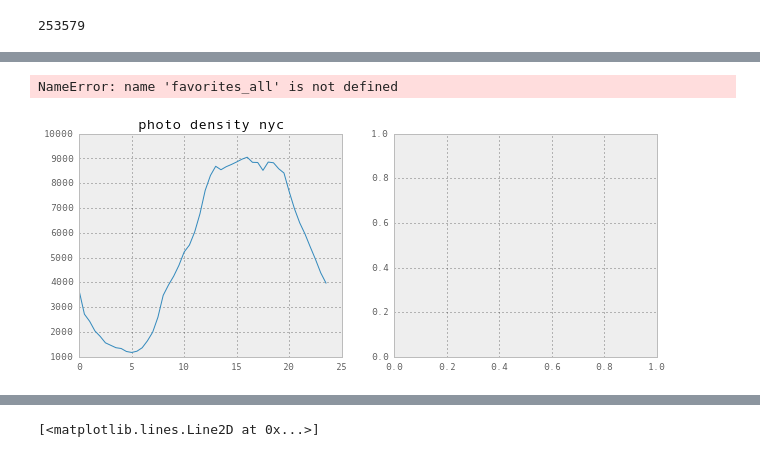
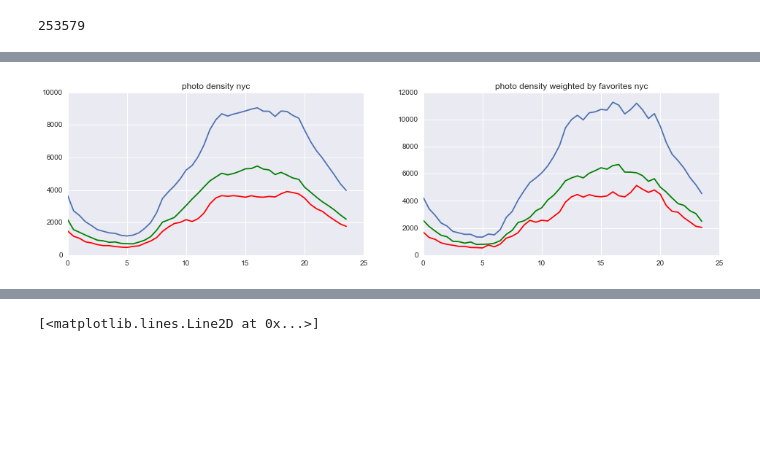
Before and after one commit to helenaxwang/AveNeue, a Jupyter notebook: analyze_flickr.py.ipynb, the cells around one changed output, grey strips where cells are left out. Saved outputs shown, nothing was run; the diff lists cells and outputs as text; code cells hidden in the pictures; blank space fills up the shorter version.

Commit message:
removed duplicates for tripomatic attraction lookup and made prettier plots

```diff
--- a/analyze_flickr.py.ipynb
+++ b/analyze_flickr.py.ipynb
@@ -178,12 +174,12 @@ photos2.index = pd.to_datetime(photos2['date_taken'])
 # %%
 # round to the nearest hour or whatever other interval
 # http://stackoverflow.com/questions/24479577/pandas-timestamp-index-rounding-to-the-nearest-5th-minute
-do_nyc_users = False
+do_nyc_users = True
 nsround = 30*60*1000000000   # 60 minutes in nanoseconds
 
 photos2.index = pd.DatetimeIndex(((photos2.index.astype(np.int64) // nsround ) * nsround))
 # do the same thing for the date_taken column
-photos2['date_taken'] = pd.DatetimeIndex(((pd.to_datetime(photos2.date_taken).astype(np.int64) // nsround + 1 ) * nsround))
+photos2['date_taken'] = pd.DatetimeIndex(((pd.to_datetime(photos2.date_taken).astype(np.int64) // nsround) * nsround))
 photos2 = photos2.drop_duplicates(['user_id','date_taken'])
 
 # divide up into nyc and non nyc users
@@ -275,20 +275,28 @@ def get_hour_mean(photo_df, loc, radius=0.005, normalize=False):
         hour_mean = hour_mean / float(photo_df.user_id[idx].count())
     return hour_mean
 
+def get_hour_weightedmean(photo_df, loc, radius=0.005):
+    idx = np.sqrt((photo_df['lat']-loc[0])**2 + (photo_df['lng']-loc[1])**2) < radius
+    print 'number of photos near location ', sum(idx)
+    hour_mean = photo_df.Fav[idx].groupby(lambda x: (x.hour, x.minute)).sum()
+    return hour_mean
+
 # compute the hour mean for all of nyc
 hour_all_normalized = photos2.user_id.groupby(lambda x: (x.hour, x.minute)).count()/photos2.user_id.count()
 hour_all = photos2.user_id.groupby(lambda x: (x.hour, x.minute)).count()
 print photos2.shape
 
-# compute the mean for local users
+# compute the hour mean for local users
 if do_nyc_users:
     hour_all_nyc = photos_nyc.user_id.groupby(lambda x: (x.hour, x.minute)).count()
     hour_all_nonyc = photos_nonyc.user_id.groupby(lambda x: (x.hour, x.minute)).count()
     print sum(hour_all), sum(hour_all_nyc), sum(hour_all_nonyc)
 
-#photos2['weighted_count'] = photos2['Fav']+1
-#photos2['weighted_count'] = photos2['weighted_count'].fillna(1)
-#hour_all_favweight = photos2.weighted_count.groupby(lambda x: (x.hour, x.minute)).mean()
+# compute the hour mean weighted by favorites
+hour_all_favweight = photos2.Fav.groupby(lambda x: (x.hour, x.minute)).sum()
+if do_nyc_users:
+    hour_all_favweight_nyc = photos_nyc.Fav.groupby(lambda x: (x.hour, x.minute)).sum()
+    hour_all_favweight_nonnyc = photos_nonyc.Fav.groupby(lambda x: (x.hour, x.minute)).sum()
 
 # compute favorites of all of new york city
 #favorites_all = get_favcounts_sql(db, [40.74844,-73.985664], radius=1.0)
@@ -328,25 +372,28 @@ sum(photos2['Fav'].notnull())
 # %%
 # plot stuff
 fig = plt.figure(figsize=(16,4))
-plt.subplot(1,3,1)
+plt.subplot(1,2,1)
 plt.plot(time_axis,hour_all)
-#plt.plot(time_axis, hour_all_nyc,'r')
-#plt.plot(time_axis, hour_all_nonyc,'g')
+if do_nyc_users:
+    plt.plot(time_axis, hour_all_nyc,'r')
+    plt.plot(time_axis, hour_all_nonyc,'g')
 plt.title('photo density nyc')
 
-# plt.subplot(2,2,2)
-# plt.plot(time_axis,hour_all_favweight)
-# plt.title('photo density weighted by favorites nyc')
+plt.subplot(1,2,2)
+plt.plot(time_axis,hour_all_favweight)
+plt.title('photo density weighted by favorites nyc')
+if do_nyc_users:
+    plt.plot(time_axis, hour_all_favweight_nyc,'r')
+    plt.plot(time_axis, hour_all_favweight_nonnyc,'g')
 
-plt.subplot(1,3,2)
-plt.plot(time_axis,favorites_all)
-plt.title('mean favorites nyc')
+# plt.subplot(1,3,2)
+# plt.plot(time_axis,favorites_all)
+# plt.title('mean favorites nyc')
 
-plt.subplot(1,3,3)
-plt.plot(time_axis,favorites_all/hour_all)
-plt.title('mean favorites / photo density nyc')
+# plt.subplot(1,3,3)
+# plt.plot(time_axis,favorites_all/hour_all)
+# plt.title('mean favorites / photo density nyc')
 # %% [output]
-NameError: name 'favorites_all' is not defined
-[figure, old version]
+[figure, new version]
 # %%
 # divide photos up by weekday or weekend
```
Also changed, not shown: parts of 27 cells of this notebook, 1 other file.
